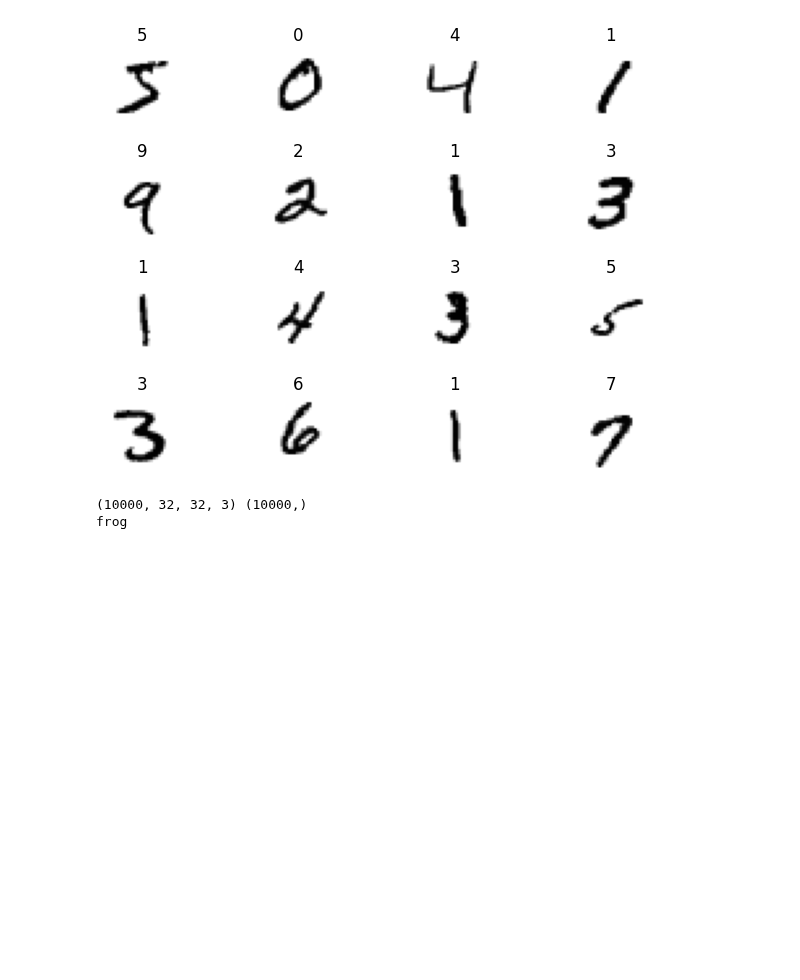
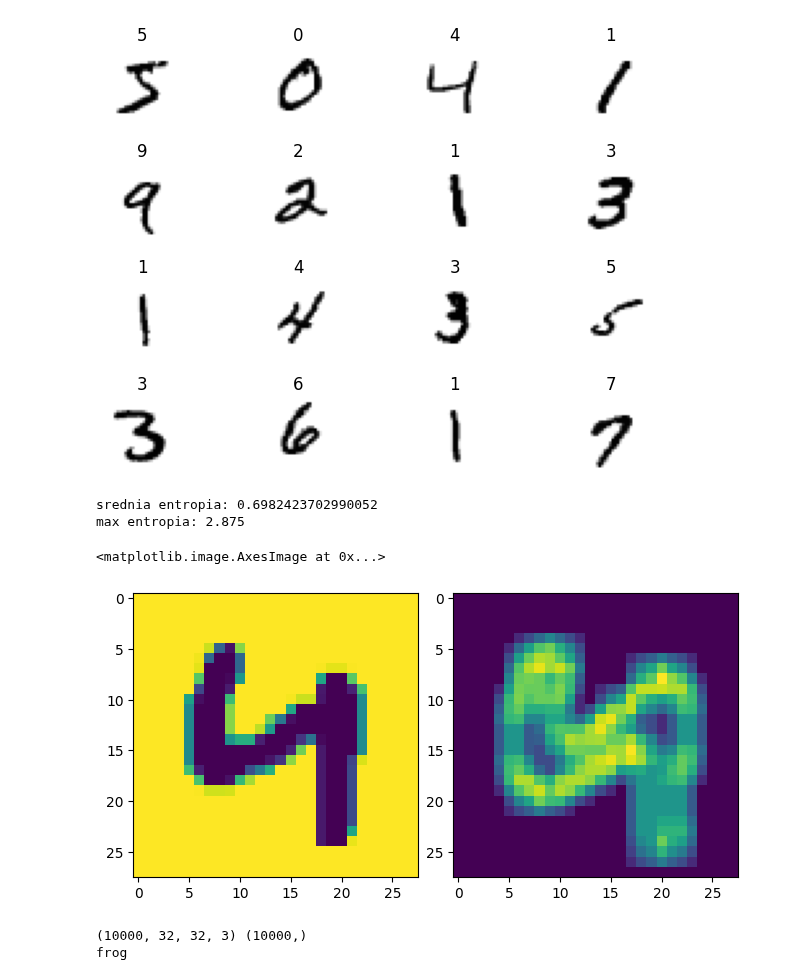
Before and after one commit to mihawb/dnn-lang-comparison, a Jupyter notebook: python/datasets_parsing_val.ipynb, the cells around one changed output. Saved outputs shown, nothing was run; the diff lists cells and outputs as text; code cells hidden in the pictures; blank space fills up the shorter version.

```diff
--- a/python/datasets_parsing_val.ipynb
+++ b/python/datasets_parsing_val.ipynb
@@ -23,6 +23,43 @@ for i, ax in enumerate(axes.flatten()):
 # %% [output]
 (60000, 784) (60000,)
 [figure]
+# %%
+def entropy(signal: np.array) -> int:
+	lensig=signal.size
+	symset=list(set(signal))											# select distinct
+	propab=[np.size(signal[signal==i])/(1.0*lensig) for i in symset]	# prawd. dla kazdej wart. zliczane przez np.size dla sig==symset_i
+	ent=np.sum([p*np.log2(1.0/p) for p in propab])						# H = sigma( p_i * log2(1/p_1) )
+	return ent
+
+def genEntImg(greyImg, N):
+	S=greyImg.shape
+	E=np.array(greyImg)
+
+	for row in range(S[0]):
+		for col in range(S[1]):
+			Lx = np.max([0,    col - N]) 				# image border check
+			Ux = np.min([S[1], col + N])
+			Ly = np.max([0,    row - N])
+			Uy = np.min([S[0], row + N])
+			region = greyImg[Ly:Uy, Lx:Ux].flatten()	# region 2N*2N or to border
+			E[row, col] = entropy(region)				# calc entropy around that pixel
+
+	return E
+
+img = imgs[222].reshape(28, 28)
+ent_img = genEntImg(img, 2)
+
+print(f'srednia entropia: {np.mean(ent_img)}')
+print(f'max entropia: {np.max(ent_img)}')
+
+fig, axes = plt.subplots(1, 2, constrained_layout=True)
+axes[0].imshow(img)
+axes[1].imshow(ent_img)
+# %% [output]
+srednia entropia: 0.6982423702990052
+max entropia: 2.875
+<matplotlib.image.AxesImage at 0x...>
+[figure, added]
 # %%
 classes = ('plane', 'car', 'bird', 'cat', 'deer', 'dog', 'frog', 'horse', 'ship', 'truck')
 imgs, labels = load_cifar10_imgs_and_labels('../datasets/cifar-10-py/cifar-10-batches-py/data_batch_1')
```
Also changed, not shown: parts of 3 cells of this notebook, 5 other files.
